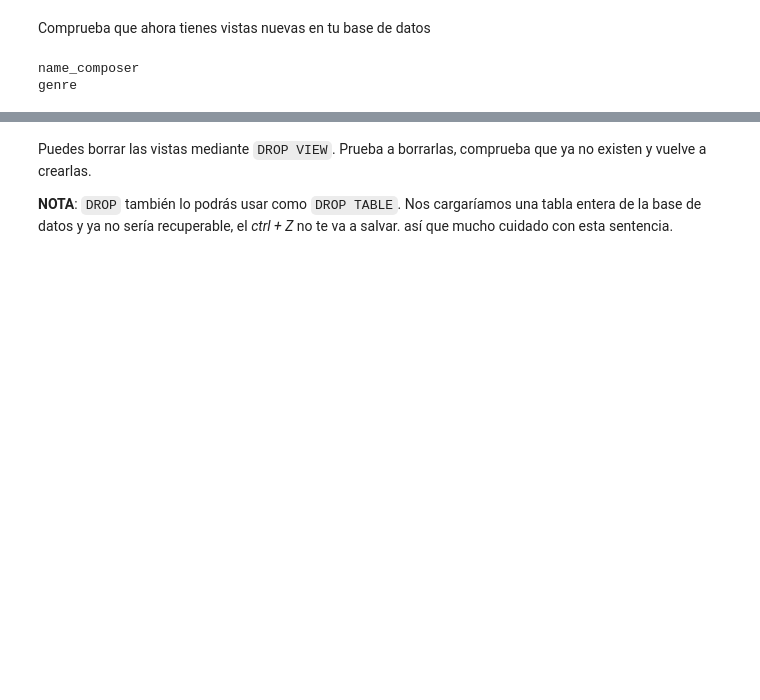
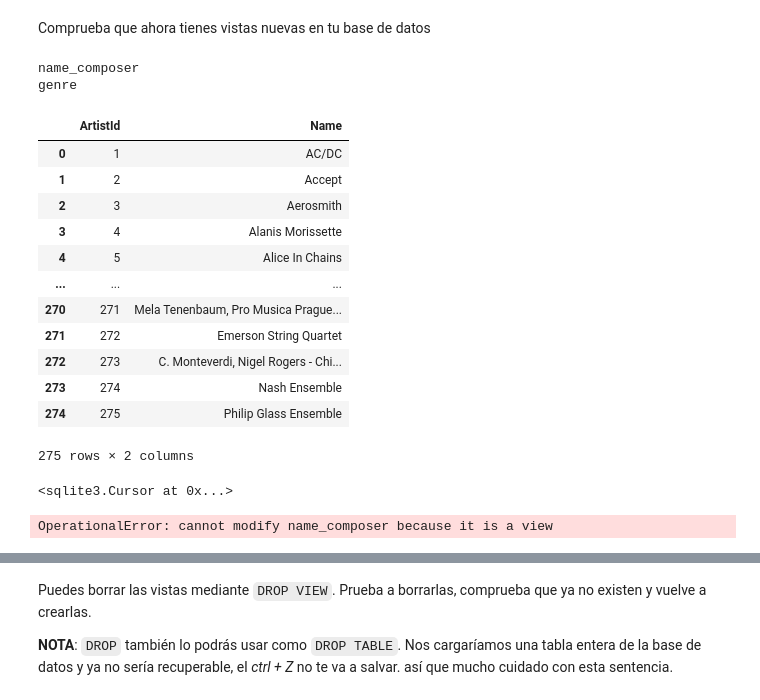
Before and after one commit to Mlcruz9/DS_TheBridgeBBK_SBIL2023, a Jupyter notebook: 2-Data_Analysis/6-Bases_de_datos/SQL_Python/SQL_Python.ipynb, the cells around one changed output, grey strips where cells are left out. Drawn from its saved outputs; the diff is of its cells as text; code cells hidden in the pictures; blank space fills up the shorter version.

```diff
--- a/2-Data_Analysis/6-Bases_de_datos/SQL_Python/SQL_Python.ipynb
+++ b/2-Data_Analysis/6-Bases_de_datos/SQL_Python/SQL_Python.ipynb
@@ -688,3 +730,24 @@ for name in res:
 # %% [output]
 name_composer
 genre
+# %%
+sql_query('''SELECT * FROM artists''')
+# %% [output]
+|  | ArtistId | Name |
+| 0 | 1 | AC/DC |
+| 1 | 2 | Accept |
+| 2 | 3 | Aerosmith |
+| 3 | 4 | Alanis Morissette |
+| 4 | 5 | Alice In Chains |
+| ... | ... | ... |
+| 270 | 271 | Mela Tenenbaum, Pro Musica Prague... |
+| 271 | 272 | Emerson String Quartet |
+| 272 | 273 | C. Monteverdi, Nigel Rogers - Chi... |
+| 273 | 274 | Nash Ensemble |
+| 274 | 275 | Philip Glass Ensemble |
+275 rows × 2 columns
+# %%
+crsr.execute('''DELETE FROM artists
+             WHERE ArtistId = 1''' )
+# %% [output]
+<sqlite3.Cursor at 0x...>
@@ -690,0 +757,5 @@ genre
+# %%
+crsr.execute('''DELETE FROM name_composer
+             WHERE GenreId = 1''' )
+# %% [output]
+OperationalError: cannot modify name_composer because it is a view
```
Also changed, not shown: parts of 10 cells of this notebook, 8 other files.
